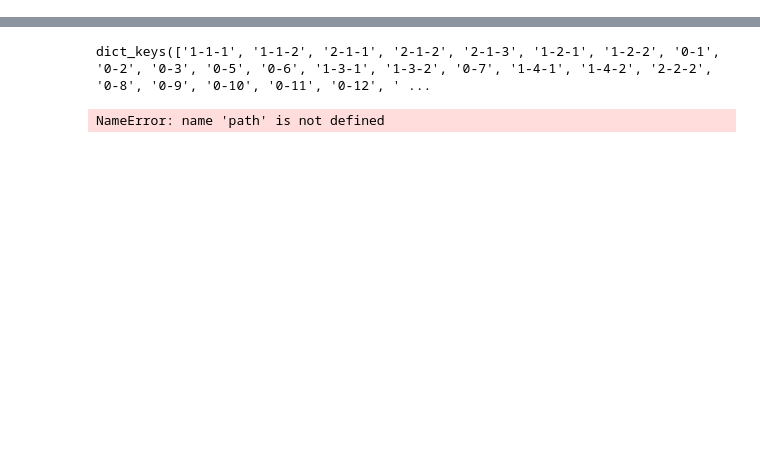
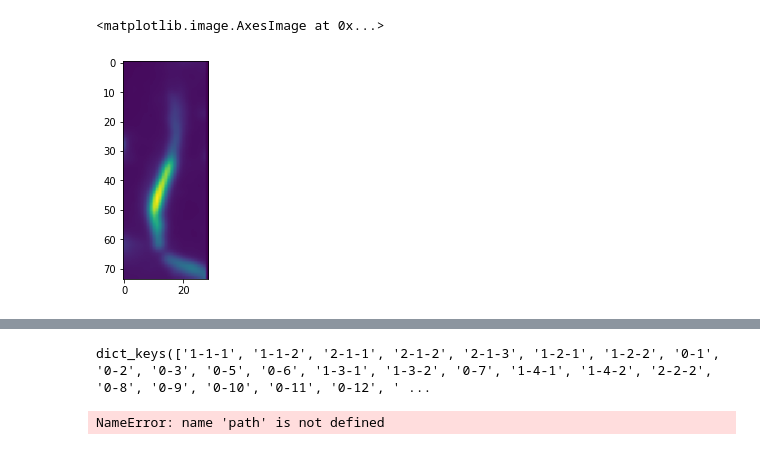
Before and after one commit to Spruce-tone/myelin_registration, a Jupyter notebook: test.ipynb, the cells around one changed output, grey strips where cells are left out. Saved outputs shown, nothing was run; the diff lists cells and outputs as text; code cells hidden in the pictures; blank space fills up the shorter version.

Commit message:
completed padding function for matching the size of images from different days

```diff
--- a/test.ipynb
+++ b/test.ipynb
@@ -33,0 +33,7 @@ segment_crop(files)
+# %%
+aaa = regi_cropped_img()
+# %%
+plt.imshow(aaa[0].mean(axis=0))
+# %% [output]
+<matplotlib.image.AxesImage at 0x...>
+[figure, added]
```
Also changed, not shown: parts of 14 cells of this notebook, 2 other files.
